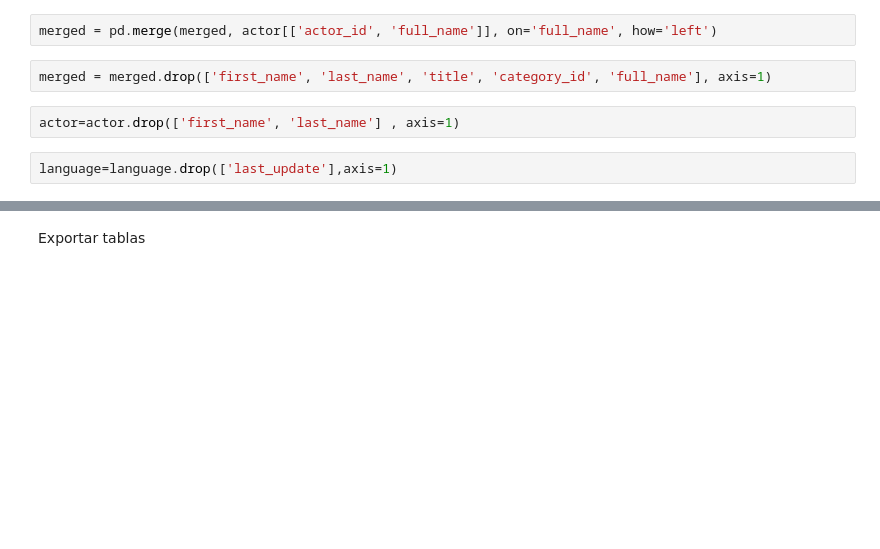
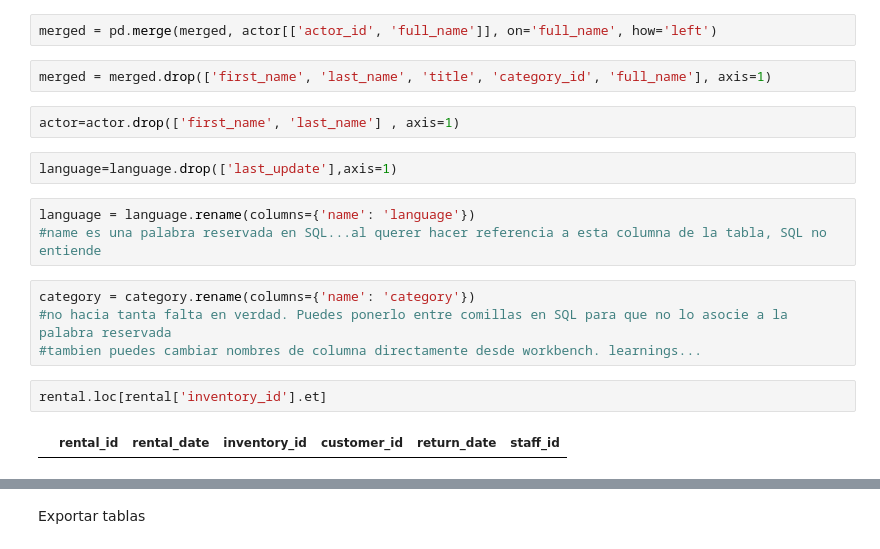
Before and after one commit to Anton-Utray/Project_SQL, a Jupyter notebook: SRC/Data cleaning.ipynb, the cells around one changed output, grey strips where cells are left out. Saved outputs shown, nothing was run; the diff lists cells and outputs as text; blank space fills up the shorter version.

```diff
--- a/SRC/Data cleaning.ipynb
+++ b/SRC/Data cleaning.ipynb
@@ -402,3 +402,14 @@ merged = merged.drop(['first_name', 'last_name', 'title', 'category_id', 'full_n
 actor=actor.drop(['first_name', 'last_name'] , axis=1)
 # %%
 language=language.drop(['last_update'],axis=1)
+# %%
+language = language.rename(columns={'name': 'language'})
+#name es una palabra reservada en SQL...al querer hacer referencia a esta columna de la tabla, SQL no entiende
+# %%
+category = category.rename(columns={'name': 'category'})
+#no hacia tanta falta en verdad. Puedes ponerlo entre comillas en SQL para que no lo asocie a la palabra reservada
+#tambien puedes cambiar nombres de columna directamente desde workbench. learnings...
+# %%
+rental.loc[rental['inventory_id'].et]
+# %% [output]
+|  | rental_id | rental_date | inventory_id | customer_id | return_date | staff_id |
```
Also changed, not shown: parts of 2 cells of this notebook.
